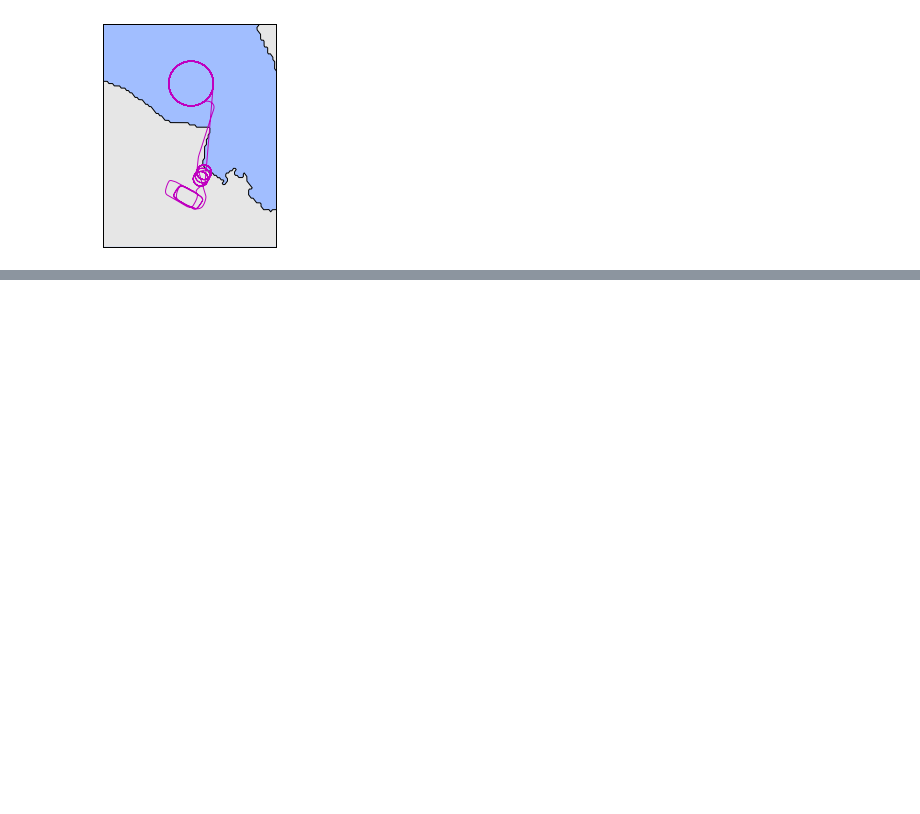
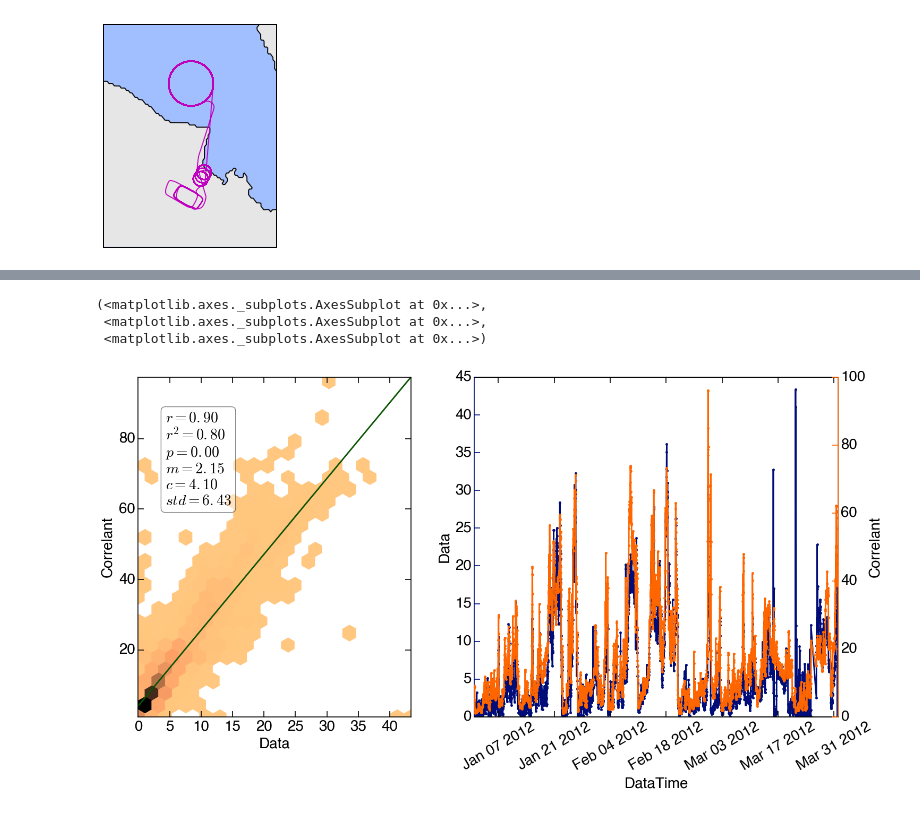
Before and after one commit to wblumberg/atm-py, a Jupyter notebook: examples/timeseries.ipynb, the cells around one changed output, grey strips where cells are left out. Cells and saved outputs as stored; diff of their text form; code cells hidden in the pictures; blank space fills up the shorter version.

```diff
--- a/examples/timeseries.ipynb
+++ b/examples/timeseries.ipynb
@@ -12,7 +12,3 @@ from atmPy.data_archives.arm import read_data
 # %%
 # %matplotlib nbagg
 %matplotlib inline
-# %%
-fname = '/Users/htelg/tmp/ts.csv'
-st = timeseries.load_csv(fname)
-st._data_period = 60
@@ -212,0 +87,14 @@ ts.align_to(...)
+# %%
+data_product = ['aosacsm', 'noaaaos']
+time_window=('2012-01-01', '2012-04-01')
+folder = '/Users/htelg/data/ARM/SGP/'
+out = read_data.read_cdf(folder, data_product=data_product, time_window=time_window, data_quality='good', verbose=False)
+
+aosacsm = out['aosacsm']
+noaaaos = out['noaaaos']
+
+acsm_tm = timeseries.TimeSeries(pd.DataFrame(aosacsm.mass_concentrations.data['total']))
+acsm_tm._data_period = aosacsm._data_period
+
+noaa_scatt = timeseries.TimeSeries(pd.DataFrame(noaaaos.scatt_coeff.data['Bs_G_Dry_1um_Neph3W_1']))
+noaa_scatt._data_period = noaaaos._data_period
@@ -212,0 +114,8 @@ ts.align_to(...)
+# %%
+out = acsm_tm.correlate_to(noaa_scatt)
+out.plot_pearsonANDoriginal_data()
+# %% [output]
+(<matplotlib.axes._subplots.AxesSubplot at 0x...>,
+ <matplotlib.axes._subplots.AxesSubplot at 0x...>,
+ <matplotlib.axes._subplots.AxesSubplot at 0x...>)
+[figure, added]
```
Also changed, not shown: parts of 24 cells of this notebook, 1 other file.
